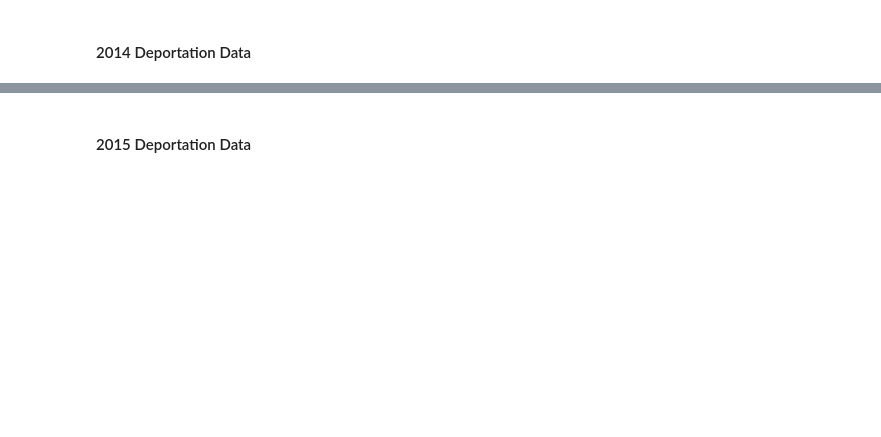
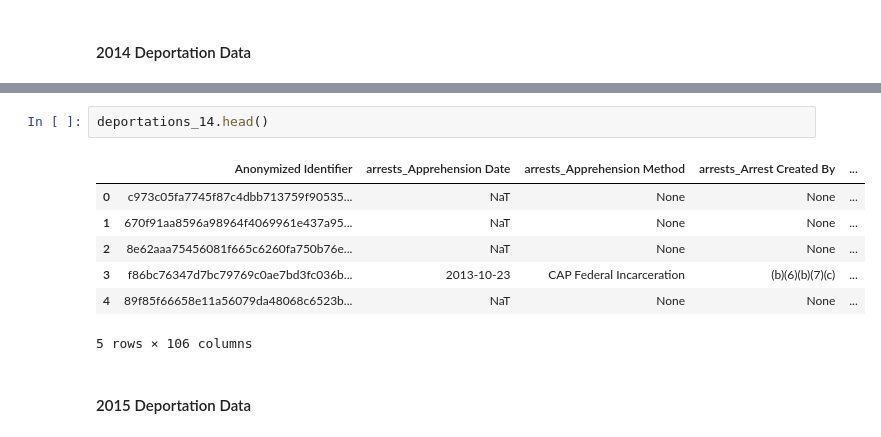
Before and after one commit to emilynnguyen1/ICE-Outcomes, a Jupyter notebook: notebooks/Cleaning-Data.ipynb, the cells around one changed output, grey strips where cells are left out. Drawn from its saved outputs; the diff is of its cells as text; blank space fills up the shorter version.

```diff
--- a/notebooks/Cleaning-Data.ipynb
+++ b/notebooks/Cleaning-Data.ipynb
@@ -120,2 +184,12 @@ Name: count, dtype: int64
+# %%
+deportations_14.head()
+# %% [output]
+|  | Anonymized Identifier | arrests_Apprehension Date | arrests_Apprehension Method | arrests_Arrest Created By | ... |
+| 0 | c973c05fa7745f87c4dbb713759f90535... | NaT | None | None | ... |
+| 1 | 670f91aa8596a98964f4069961e437a95... | NaT | None | None | ... |
+| 2 | 8e62aaa75456081f665c6260fa750b76e... | NaT | None | None | ... |
+| 3 | f86bc76347d7bc79769c0ae7bd3fc036b... | 2013-10-23 | CAP Federal Incarceration | (b)(6)(b)(7)(c) | ... |
+| 4 | 89f85f66658e11a56079da48068c6523b... | NaT | None | None | ... |
+5 rows × 106 columns
 # %% [markdown]
 #### 2015 Deportation Data
```
Also changed, not shown: parts of 19 cells of this notebook.
